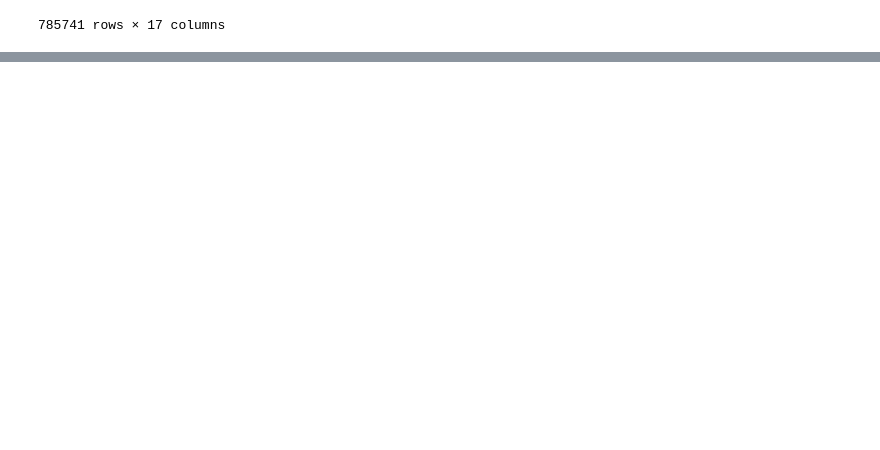
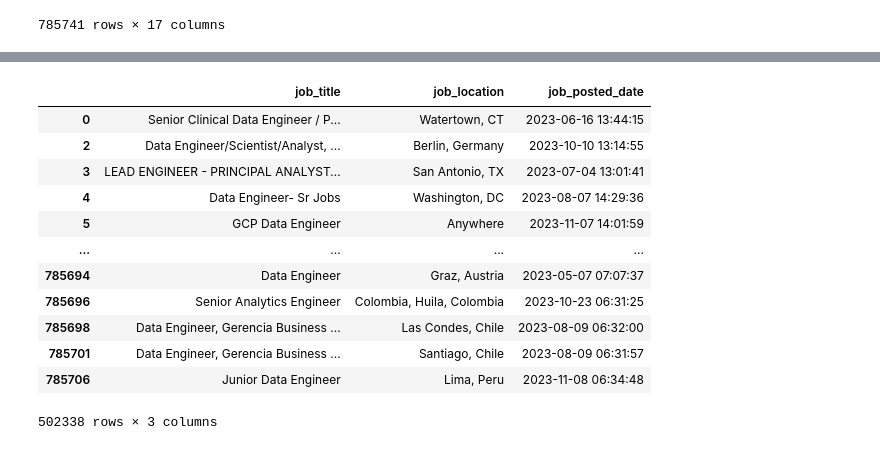
Before and after one commit to AdamWiercioch95/Python_Data_Exercises, a Jupyter notebook: pandas/1_Pandas_accessing_Data.ipynb, the cells around one changed output, grey strips where cells are left out. Saved outputs shown, nothing was run; the diff lists cells and outputs as text; code cells hidden in the pictures; blank space fills up the shorter version.

```diff
--- a/pandas/1_Pandas_accessing_Data.ipynb
+++ b/pandas/1_Pandas_accessing_Data.ipynb
@@ -28,0 +93,18 @@ df
+# %%
+# Select and display the job_title, job_location, and job_posted_date columns for rows where the job_posted_date is after '2023-05-01' using the loc method.
+
+df.loc[df.job_posted_date > '2023-05-01', ['job_title', 'job_location', 'job_posted_date']]
+# %% [output]
+|  | job_title | job_location | job_posted_date |
+| 0 | Senior Clinical Data Engineer / P... | Watertown, CT | 2023-06-16 13:44:15 |
+| 2 | Data Engineer/Scientist/Analyst, ... | Berlin, Germany | 2023-10-10 13:14:55 |
+| 3 | LEAD ENGINEER - PRINCIPAL ANALYST... | San Antonio, TX | 2023-07-04 13:01:41 |
+| 4 | Data Engineer- Sr Jobs | Washington, DC | 2023-08-07 14:29:36 |
+| 5 | GCP Data Engineer | Anywhere | 2023-11-07 14:01:59 |
+| ... | ... | ... | ... |
+| 785694 | Data Engineer | Graz, Austria | 2023-05-07 07:07:37 |
+| 785696 | Senior Analytics Engineer | Colombia, Huila, Colombia | 2023-10-23 06:31:25 |
+| 785698 | Data Engineer, Gerencia Business ... | Las Condes, Chile | 2023-08-09 06:32:00 |
+| 785701 | Data Engineer, Gerencia Business ... | Santiago, Chile | 2023-08-09 06:31:57 |
+| 785706 | Junior Data Engineer | Lima, Peru | 2023-11-08 06:34:48 |
+502338 rows × 3 columns
```
Also changed, not shown: parts of 5 cells of this notebook.
